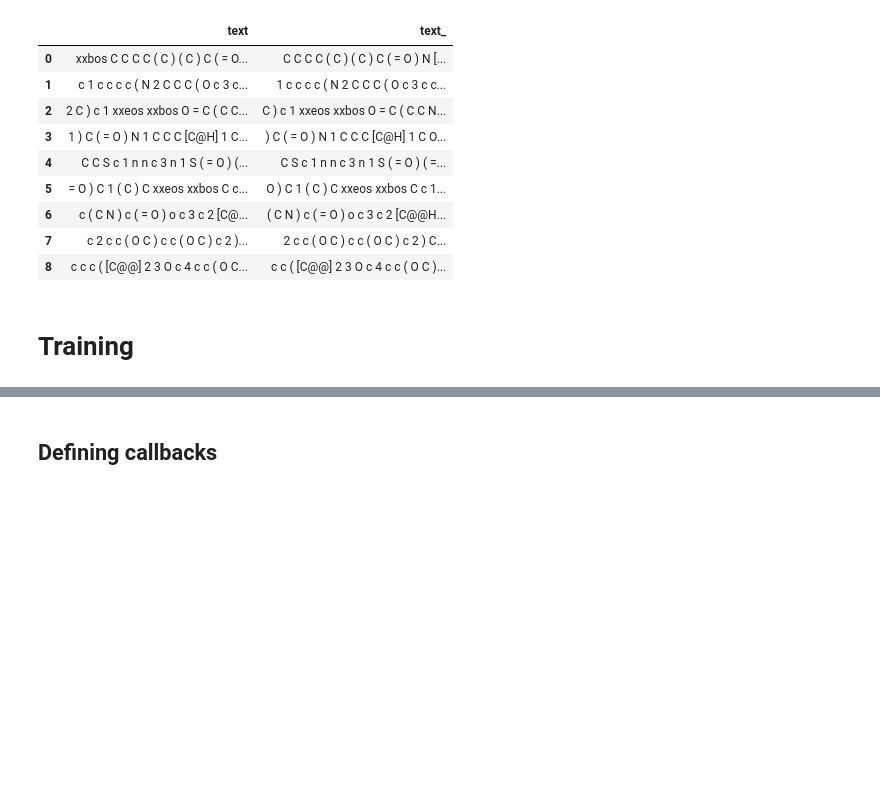
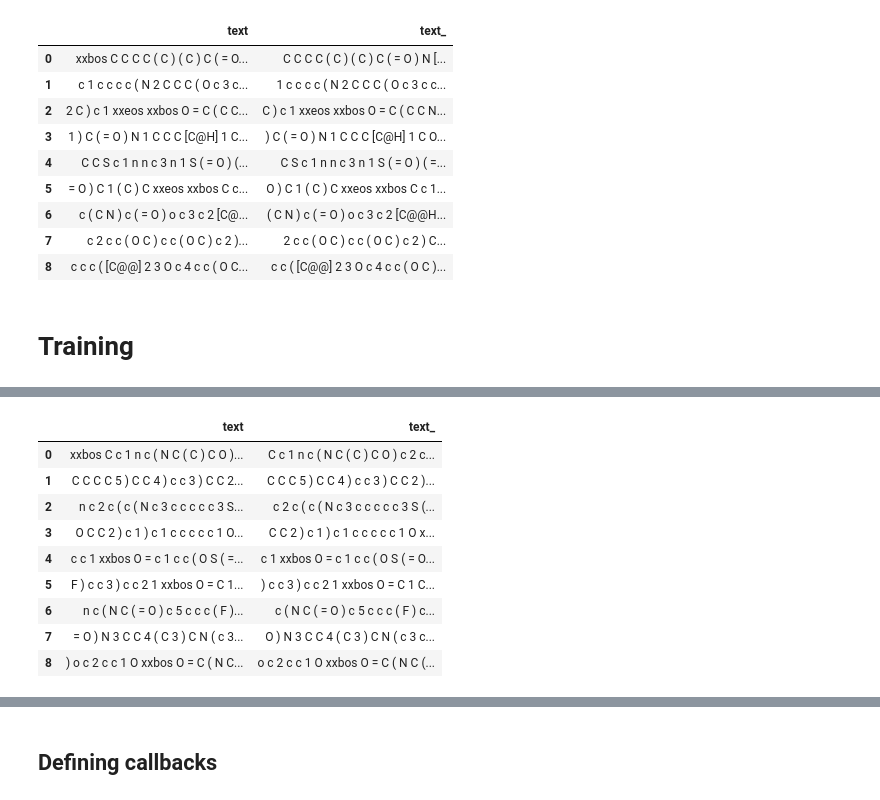
Before and after one commit to Marcosuff/Marcosuff.github.io, a Jupyter notebook: nbs/SMILES_LSTM_fastaiv2.ipynb, the cells around one changed output, grey strips where cells are left out. Drawn from its saved outputs; the diff is of its cells as text; code cells hidden in the pictures; blank space fills up the shorter version.

```diff
--- a/nbs/SMILES_LSTM_fastaiv2.ipynb
+++ b/nbs/SMILES_LSTM_fastaiv2.ipynb
@@ -317,0 +309,8 @@ dls.show_batch()
+# %%
+defaults.text_spec_tok
+spec_toks = [BOS, PAD]
+# %%
+splits = [range(cut), range(cut,len(chembl))]
+tfms = [attrgetter("Smiles"),Tokenizer.from_df(text_cols='Smiles',tok=MolTokenizer_v2(),rules=[],res_col_name='Smiles'),
+        Numericalize(min_freq = 1, special_toks=spec_toks)]
+dst = Datasets(chembl, tfms=[tfms], splits = splits, dl_type=LMDataLoader)
@@ -317,0 +319,5 @@ dls.show_batch()
+# %%
+dls = dst.dataloaders(bs=64,seq_len=30)
+# %%
+dls.vocab = [x for x in dls.vocab if x != 'xxfake']
+dls.vocab
@@ -318,3 +342,16 @@ dls.show_batch()
+# %%
+dls.show_batch()
+# %% [output]
+|  | text | text_ |
+| 0 | xxbos C c 1 n c ( N C ( C ) C O )... | C c 1 n c ( N C ( C ) C O ) c 2 c... |
+| 1 | C C C C 5 ) C C 4 ) c c 3 ) C C 2... | C C C 5 ) C C 4 ) c c 3 ) C C 2 )... |
+| 2 | n c 2 c ( c ( N c 3 c c c c c 3 S... | c 2 c ( c ( N c 3 c c c c c 3 S (... |
+| 3 | O C C 2 ) c 1 ) c 1 c c c c c 1 O... | C C 2 ) c 1 ) c 1 c c c c c 1 O x... |
+| 4 | c c 1 xxbos O = c 1 c c ( O S ( =... | c 1 xxbos O = c 1 c c ( O S ( = O... |
+| 5 | F ) c c 3 ) c c 2 1 xxbos O = C 1... | ) c c 3 ) c c 2 1 xxbos O = C 1 C... |
+| 6 | n c ( N C ( = O ) c 5 c c c ( F )... | c ( N C ( = O ) c 5 c c c ( F ) c... |
+| 7 | = O ) N 3 C C 4 ( C 3 ) C N ( c 3... | O ) N 3 C C 4 ( C 3 ) C N ( c 3 c... |
+| 8 | ) o c 2 c c 1 O xxbos O = C ( N C... | o c 2 c c 1 O xxbos O = C ( N C (... |
 # %%
 #export
 d_block = DataBlock(blocks=TextBlock.from_df('Smiles',res_col_name='Smiles',is_lm=True, # Pass is_lm = True since we are training a language model.
```
Also changed, not shown: parts of 35 cells of this notebook.
